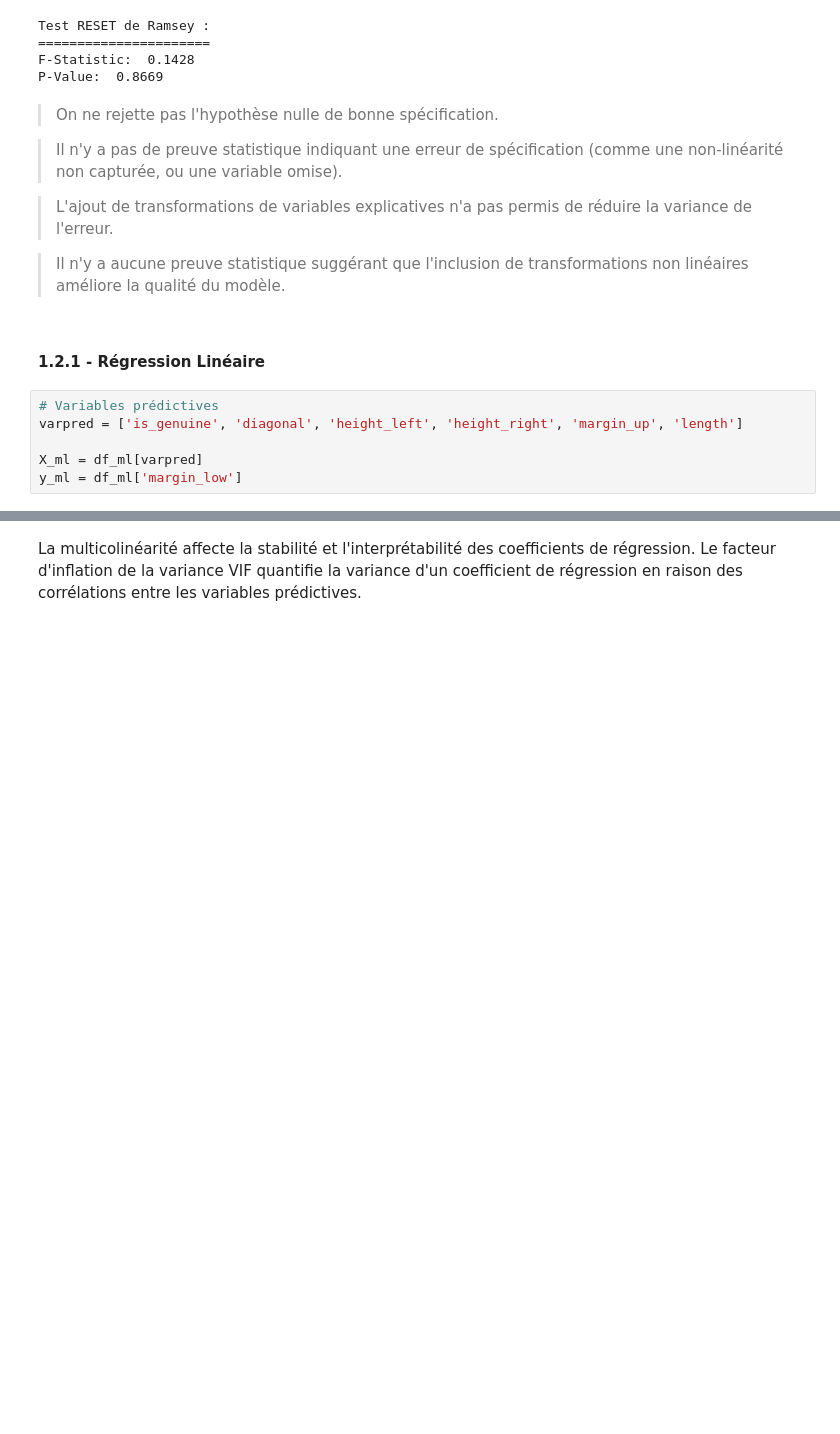
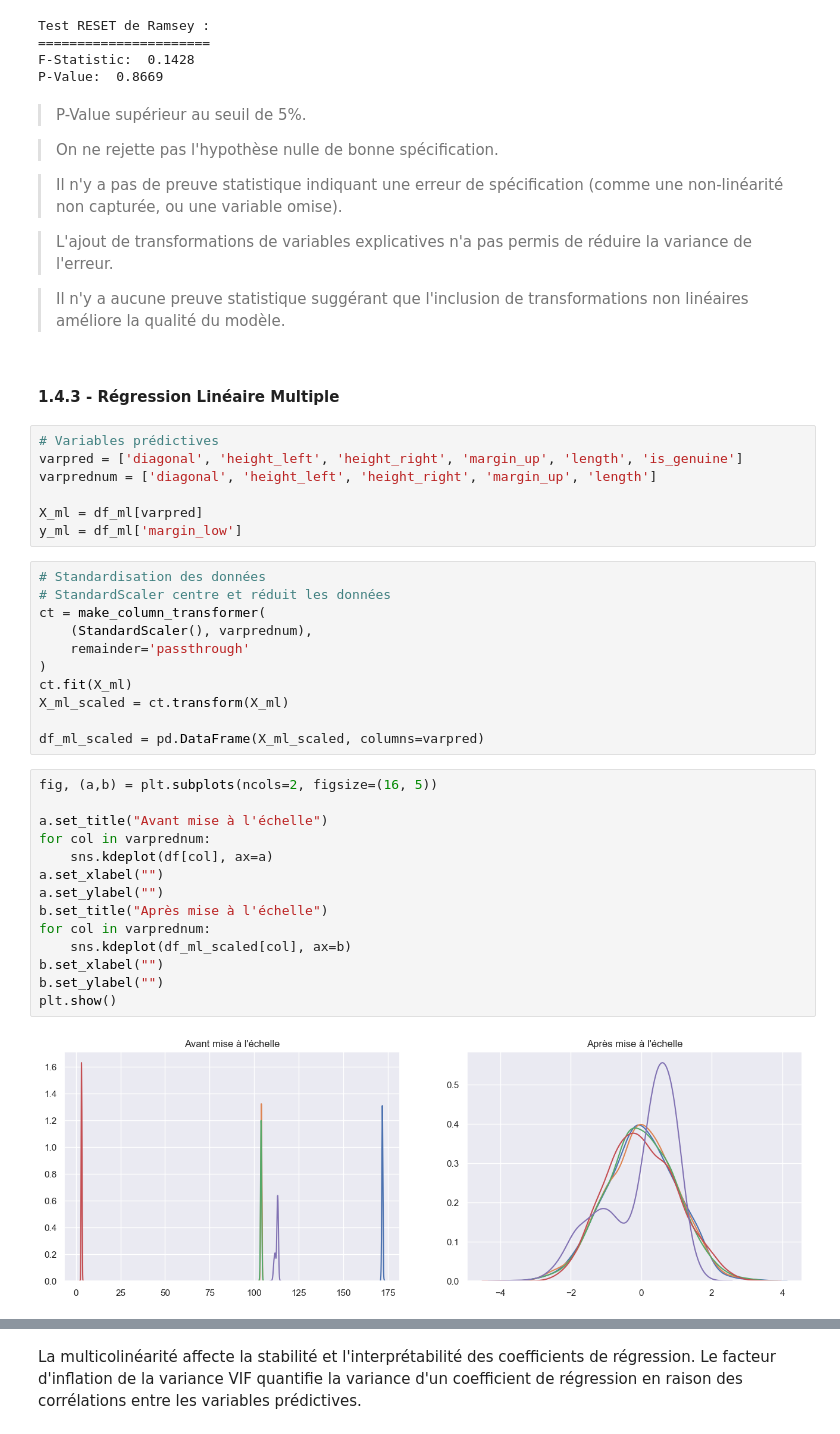
Before and after one commit to lengocduyvu/oncfm-detection-faux-billets, a Jupyter notebook: notebooks/oncfm-analyse.ipynb, the cells around one changed output, grey strips where cells are left out. Cells and saved outputs as stored; diff of their text form; blank space fills up the shorter version.

Commit message:
Correction régression linéaire

```diff
--- a/notebooks/oncfm-analyse.ipynb
+++ b/notebooks/oncfm-analyse.ipynb
@@ -248,6 +276,8 @@ Test RESET de Ramsey :
 F-Statistic:  0.1428
 P-Value:  0.8669
 # %% [markdown]
+> P-Value supérieur au seuil de 5%.
+
 > On ne rejette pas l'hypothèse nulle de bonne spécification.
 
 > Il n'y a pas de preuve statistique indiquant une erreur de spécification (comme une non-linéarité non capturée, ou une variable omise).
@@ -256,10 +286,38 @@ P-Value:  0.8669
 
 > Il n'y a aucune preuve statistique suggérant que l'inclusion de transformations non linéaires améliore la qualité du modèle.
 # %% [markdown]
-#### 1.2.1 - Régression Linéaire
+#### 1.4.3 - Régression Linéaire Multiple
 # %%
 # Variables prédictives
-varpred = ['is_genuine', 'diagonal', 'height_left', 'height_right', 'margin_up', 'length']
+varpred = ['diagonal', 'height_left', 'height_right', 'margin_up', 'length', 'is_genuine']
+varprednum = ['diagonal', 'height_left', 'height_right', 'margin_up', 'length']
 
 X_ml = df_ml[varpred]
 y_ml = df_ml['margin_low']
+# %%
+# Standardisation des données
+# StandardScaler centre et réduit les données
+ct = make_column_transformer(
+    (StandardScaler(), varprednum),
+    remainder='passthrough'
+)
+ct.fit(X_ml)
+X_ml_scaled = ct.transform(X_ml)
+
+df_ml_scaled = pd.DataFrame(X_ml_scaled, columns=varpred)
+# %%
+fig, (a,b) = plt.subplots(ncols=2, figsize=(16, 5))
+
+a.set_title("Avant mise à l'échelle")
+for col in varprednum:
+    sns.kdeplot(df[col], ax=a)
+a.set_xlabel("")
+a.set_ylabel("")
+b.set_title("Après mise à l'échelle")
+for col in varprednum:
+    sns.kdeplot(df_ml_scaled[col], ax=b)
+b.set_xlabel("")
+b.set_ylabel("")
+plt.show()
+# %% [output]
+[figure, added]
```
Also changed, not shown: parts of 61 cells of this notebook.
